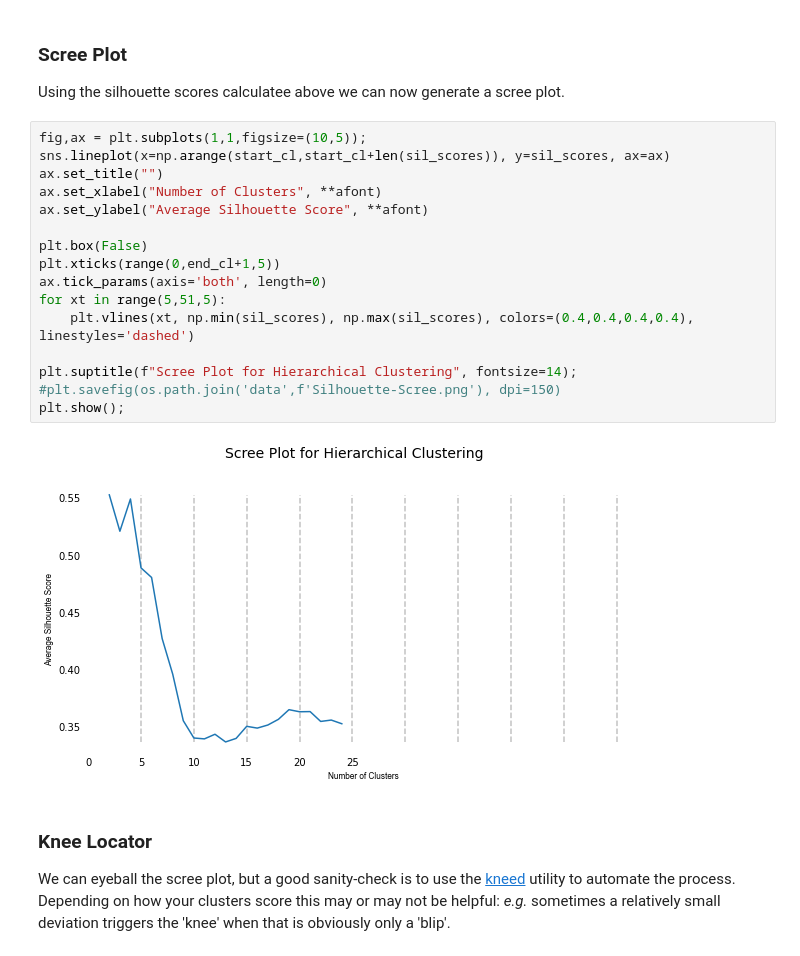
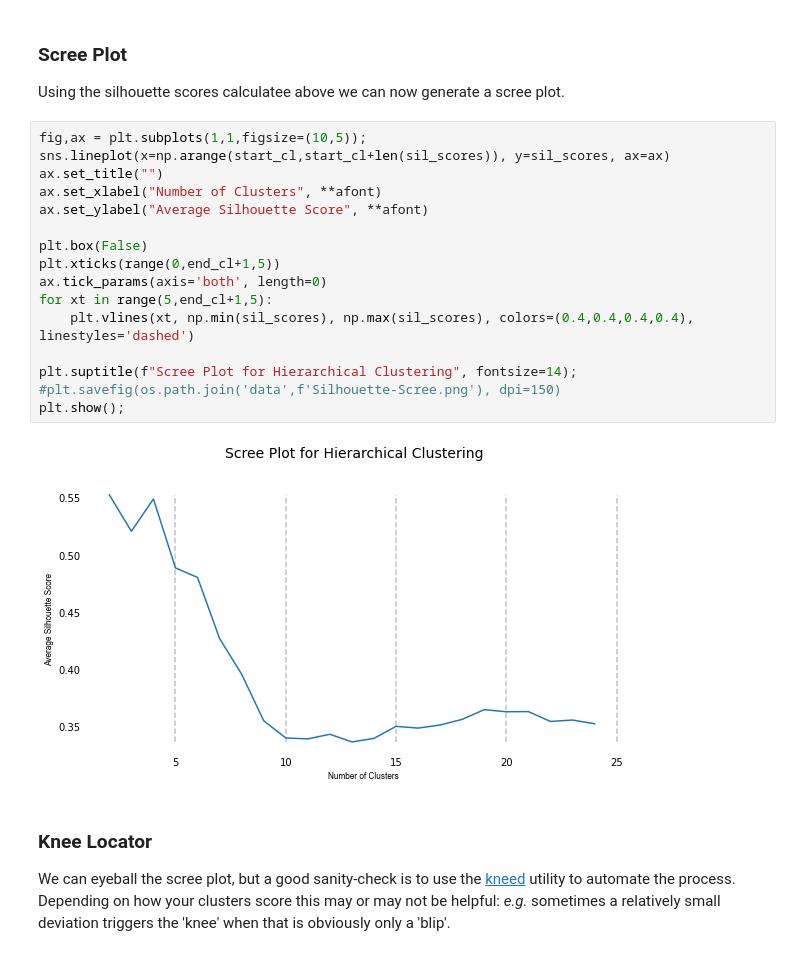
Before and after one commit to jreades/ph-tutorial-code, a Jupyter notebook: Clustering_Word_Embeddings.ipynb, the cells around one changed output. Saved outputs shown, nothing was run; the diff lists cells and outputs as text.

```diff
--- a/Clustering_Word_Embeddings.ipynb
+++ b/Clustering_Word_Embeddings.ipynb
@@ -404,21 +400,21 @@ Using the silhouette scores calculatee above we can now generate a scree plot.
 # %%
 fig,ax = plt.subplots(1,1,figsize=(10,5));
 sns.lineplot(x=np.arange(start_cl,start_cl+len(sil_scores)), y=sil_scores, ax=ax)
 ax.set_title("")
 ax.set_xlabel("Number of Clusters", **afont)
 ax.set_ylabel("Average Silhouette Score", **afont)
 
 plt.box(False)
 plt.xticks(range(0,end_cl+1,5))
 ax.tick_params(axis='both', length=0)
-for xt in range(5,51,5):
+for xt in range(5,end_cl+1,5):
     plt.vlines(xt, np.min(sil_scores), np.max(sil_scores), colors=(0.4,0.4,0.4,0.4), linestyles='dashed')
 
 plt.suptitle(f"Scree Plot for Hierarchical Clustering", fontsize=14);
 #plt.savefig(os.path.join('data',f'Silhouette-Scree.png'), dpi=150)
 plt.show();
 # %% [output]
-[figure, old version]
+[figure, new version]
 # %% [markdown]
 ### Knee Locator
 
```
Also changed, not shown: parts of 33 cells of this notebook.
